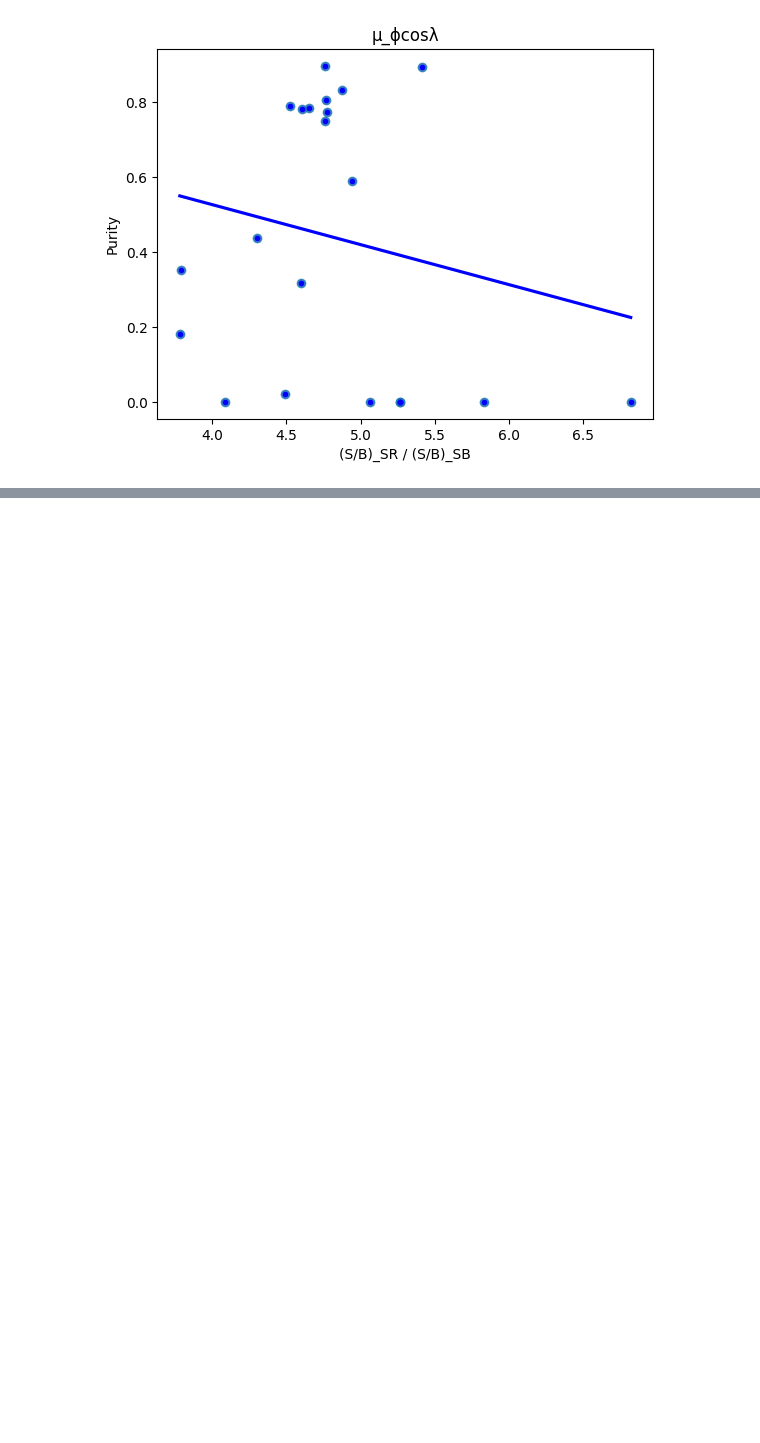
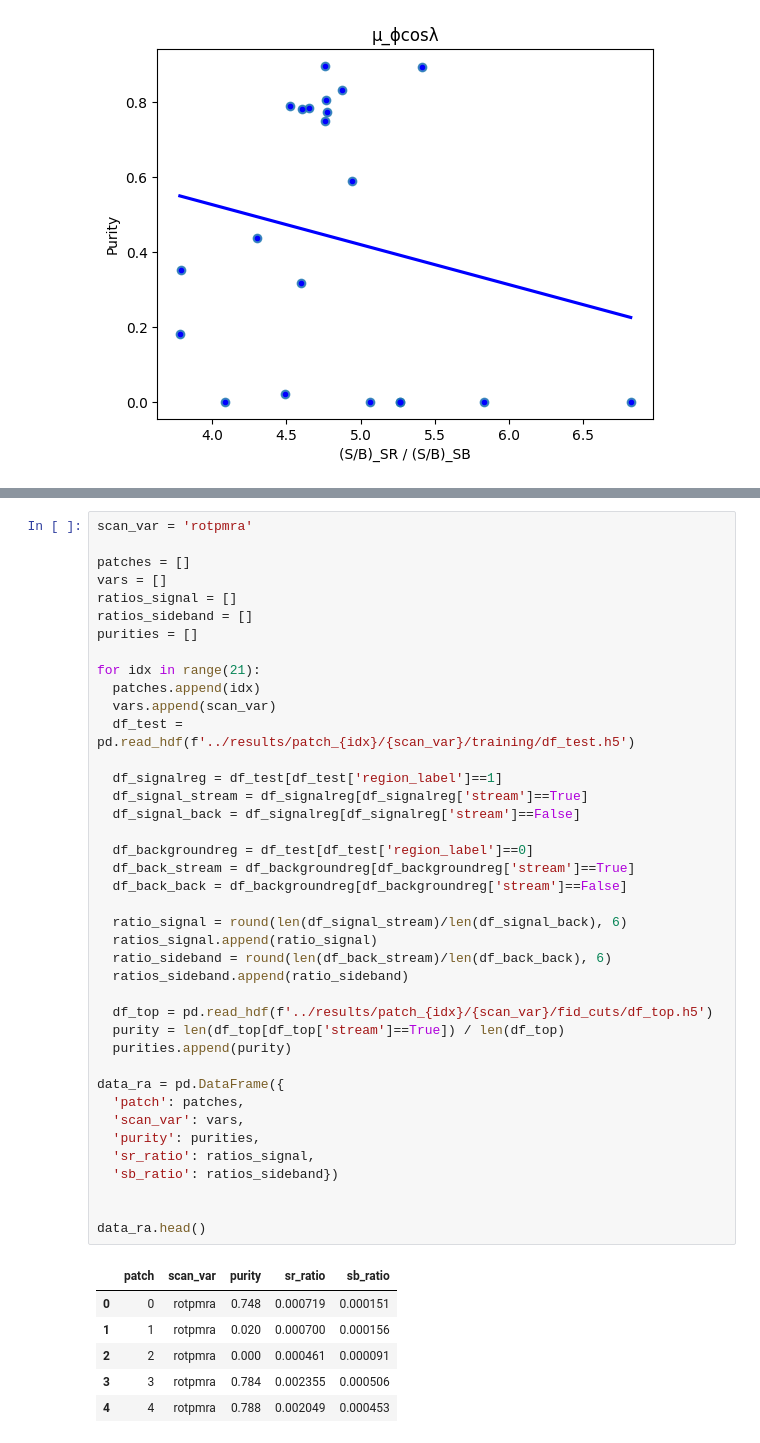
Before and after one commit to alindell0/cwola-summer, a Jupyter notebook: notebooks/promising_analysis.ipynb, the cells around one changed output, grey strips where cells are left out. Drawn from its saved outputs; the diff is of its cells as text; blank space fills up the shorter version.

Commit message:
Created .csv file for patch purities and SR/SB background to stream star ratios

```diff
--- a/notebooks/promising_analysis.ipynb
+++ b/notebooks/promising_analysis.ipynb
@@ -341,0 +379,47 @@ plt.show()
+# %%
+scan_var = 'rotpmra'
+
+patches = []
+vars = []
+ratios_signal = []
+ratios_sideband = []
+purities = []
+
+for idx in range(21):
+  patches.append(idx)
+  vars.append(scan_var)
+  df_test = pd.read_hdf(f'../results/patch_{idx}/{scan_var}/training/df_test.h5')
+
+  df_signalreg = df_test[df_test['region_label']==1]
+  df_signal_stream = df_signalreg[df_signalreg['stream']==True]
+  df_signal_back = df_signalreg[df_signalreg['stream']==False]
+
+  df_backgroundreg = df_test[df_test['region_label']==0]
+  df_back_stream = df_backgroundreg[df_backgroundreg['stream']==True]
+  df_back_back = df_backgroundreg[df_backgroundreg['stream']==False]
+
+  ratio_signal = round(len(df_signal_stream)/len(df_signal_back), 6)
+  ratios_signal.append(ratio_signal)
+  ratio_sideband = round(len(df_back_stream)/len(df_back_back), 6)
+  ratios_sideband.append(ratio_sideband)
+
+  df_top = pd.read_hdf(f'../results/patch_{idx}/{scan_var}/fid_cuts/df_top.h5')
+  purity = len(df_top[df_top['stream']==True]) / len(df_top)
+  purities.append(purity)
+
+data_ra = pd.DataFrame({
+  'patch': patches,
+  'scan_var': vars,
+  'purity': purities,
+  'sr_ratio': ratios_signal,
+  'sb_ratio': ratios_sideband})
+
+
+data_ra.head()
+# %% [output]
+|  | patch | scan_var | purity | sr_ratio | sb_ratio |
+| 0 | 0 | rotpmra | 0.748 | 0.000719 | 0.000151 |
+| 1 | 1 | rotpmra | 0.020 | 0.000700 | 0.000156 |
+| 2 | 2 | rotpmra | 0.000 | 0.000461 | 0.000091 |
+| 3 | 3 | rotpmra | 0.784 | 0.002355 | 0.000506 |
+| 4 | 4 | rotpmra | 0.788 | 0.002049 | 0.000453 |
```
Also changed, not shown: parts of 2 cells of this notebook, 1 other file.
